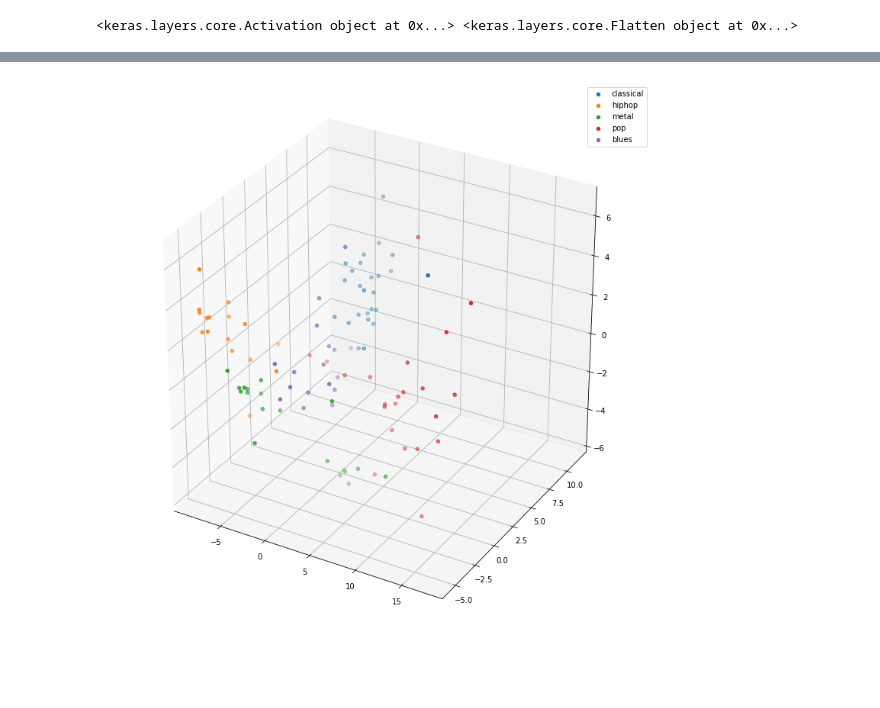
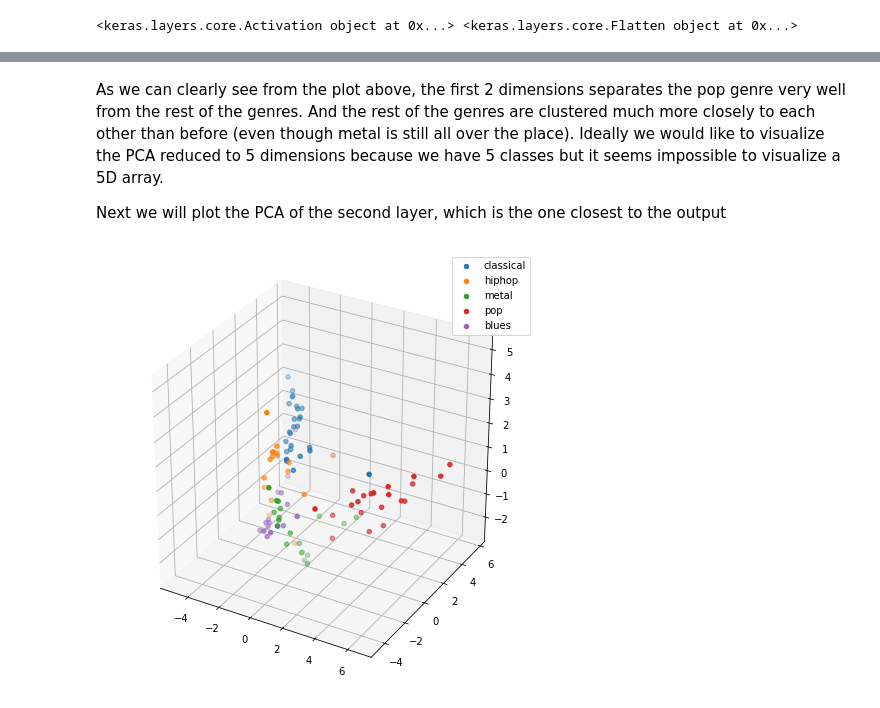
Before and after one commit to LithiumH/CS229-Music-Classification, a Jupyter notebook: Haojun_CNN_au.ipynb, the cells around one changed output, grey strips where cells are left out. Saved outputs shown, nothing was run; the diff lists cells and outputs as text; code cells hidden in the pictures; blank space fills up the shorter version.

```diff
--- a/Haojun_CNN_au.ipynb
+++ b/Haojun_CNN_au.ipynb
@@ -279,0 +481,20 @@ conv_1_test = np.loadtxt('conv_1_test.txt')
+# %%
+pca_conv = decomp.PCA(3)
+pca_conv.fit(X_train.reshape(X_train.shape[0], -1))
+test_pca = pca_conv.transform(X_test.reshape(X_test.shape[0], -1))
+colors = np.argmax(Y_test, axis=1)
+colors_txt = np.empty(len(colors), dtype=str)
+colors_txt[colors==0] = 'red'
+colors_txt[colors==1] = 'blue'
+colors_txt[colors==2] = 'green'
+colors_txt[colors==3] = 'yellow'
+colors_txt[colors==4] = 'black'
+genres = ['classical', 'hiphop', 'metal', 'pop', 'blues']
+fig = plt.figure(figsize=(6, 6))
+ax = Axes3D(fig)
+for i in range(5):
+    ax.scatter(test_pca[colors==i, 0].ravel(), test_pca[colors==i,1].ravel(), test_pca[colors==i,2].ravel(),
+                label=genres[i])
+ax.legend()
+plt.savefig('plots/mfcc_pca.png')
+plt.show()
@@ -279,0 +507,20 @@ conv_1_test = np.loadtxt('conv_1_test.txt')
+# %%
+pca_conv = decomp.PCA(3)
+pca_conv.fit(conv_1_train)
+test_pca = pca_conv.transform(conv_1_test)
+colors = np.argmax(Y_test, axis=1)
+colors_txt = np.empty(len(colors), dtype=str)
+colors_txt[colors==0] = 'red'
+colors_txt[colors==1] = 'blue'
+colors_txt[colors==2] = 'green'
+colors_txt[colors==3] = 'yellow'
+colors_txt[colors==4] = 'black'
+genres = ['classical', 'hiphop', 'metal', 'pop', 'blues']
+fig = plt.figure(figsize=(6, 6))
+ax = Axes3D(fig)
+for i in range(5):
+    ax.scatter(test_pca[colors==i, 0].ravel(), test_pca[colors==i,1].ravel(), test_pca[colors==i,2].ravel(),
+                label=genres[i])
+ax.legend()
+plt.savefig('plots/conv_1_pca.png')
+plt.show()
@@ -280,22 +529,26 @@ conv_1_test = np.loadtxt('conv_1_test.txt')
+# %% [markdown]
+As we can clearly see from the plot above, the first 2 dimensions separates the pop genre very well from the rest of the genres. And the rest of the genres are clustered much more closely to each other than before (even though metal is still all over the place). Ideally we would like to visualize the PCA reduced to 5 dimensions because we have 5 classes but it seems impossible to visualize a 5D array.
+
+Next we will plot the PCA of the second layer, which is the one closest to the output
 # %%
 pca_conv = decomp.PCA(3)
 pca_conv.fit(conv_2_train)
 test_pca = pca_conv.transform(conv_2_test)
 colors = np.argmax(Y_test, axis=1)
 colors_txt = np.empty(len(colors), dtype=str)
 colors_txt[colors==0] = 'red'
 colors_txt[colors==1] = 'blue'
 colors_txt[colors==2] = 'green'
 colors_txt[colors==3] = 'yellow'
 colors_txt[colors==4] = 'black'
 genres = ['classical', 'hiphop', 'metal', 'pop', 'blues']
-fig = plt.figure(figsize=(10, 10))
+fig = plt.figure(figsize=(6, 6))
 ax = Axes3D(fig)
 for i in range(5):
     ax.scatter(test_pca[colors==i, 0].ravel(), test_pca[colors==i,1].ravel(), test_pca[colors==i,2].ravel(),
                 label=genres[i])
 ax.legend()
 plt.savefig('plots/conv_2_pca.png')
 plt.show()
 # %% [output]
-[figure, old version]
+[figure, new version]
```
Also changed, not shown: parts of 63 cells of this notebook, 28 other files.
